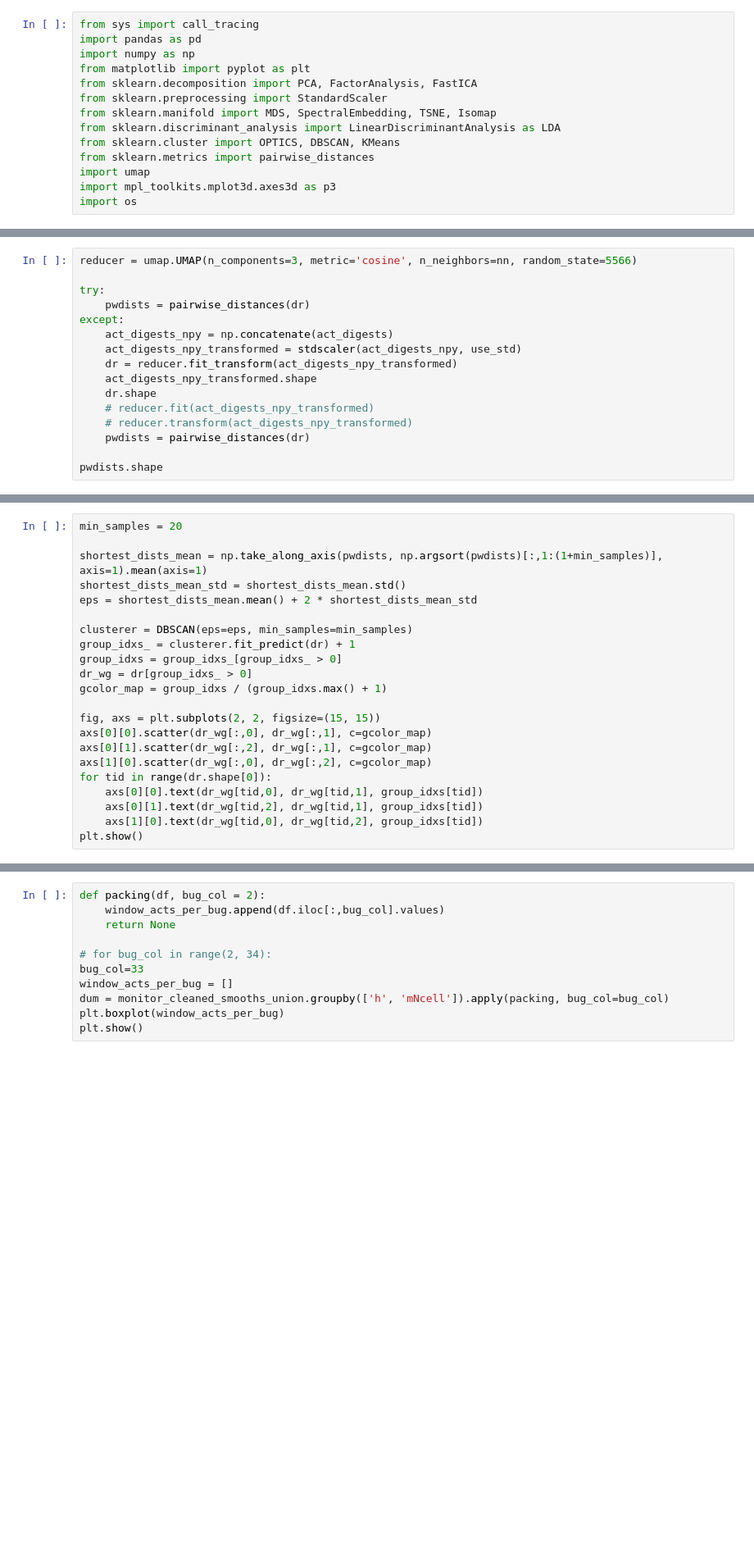
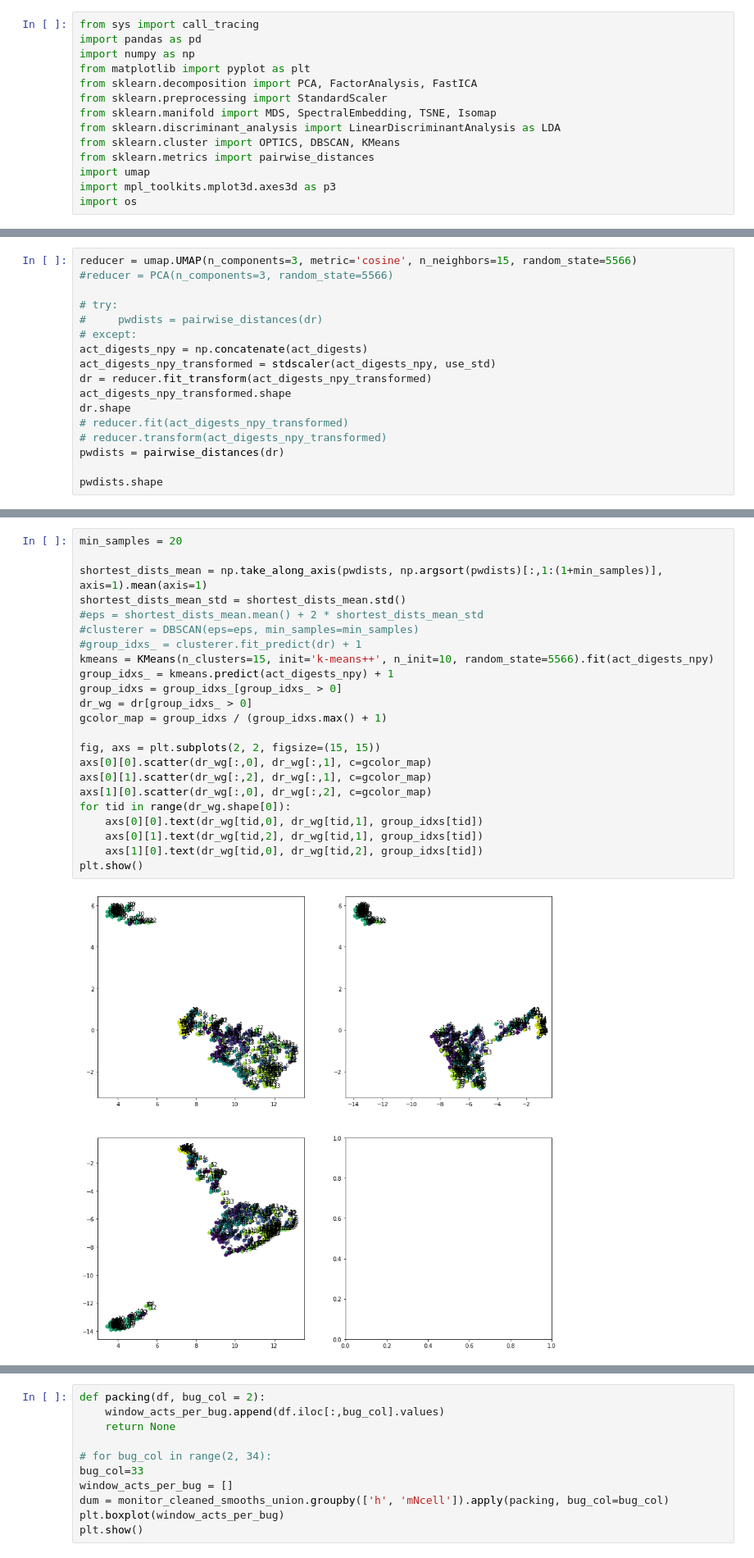
Before and after one commit to CLan2021/beetle, a Jupyter notebook: locomotor_activity/beetle-loc-analysis.ipynb, the cells around one changed output, grey strips where cells are left out. Shown at 82% size. Saved outputs shown, nothing was run; the diff lists cells and outputs as text; blank space fills up the shorter version.

```diff
--- a/locomotor_activity/beetle-loc-analysis.ipynb
+++ b/locomotor_activity/beetle-loc-analysis.ipynb
@@ -123,16 +189,17 @@ monitor_cleaned_smooths_union = pd.concat(monitor_cleaned_smooths).reset_index(d
 # %%
-reducer = umap.UMAP(n_components=3, metric='cosine', n_neighbors=nn, random_state=5566)
+reducer = umap.UMAP(n_components=3, metric='cosine', n_neighbors=15, random_state=5566)
+#reducer = PCA(n_components=3, random_state=5566)
 
-try:
-    pwdists = pairwise_distances(dr)
-except:
-    act_digests_npy = np.concatenate(act_digests)
-    act_digests_npy_transformed = stdscaler(act_digests_npy, use_std)
-    dr = reducer.fit_transform(act_digests_npy_transformed)
-    act_digests_npy_transformed.shape
-    dr.shape
-    # reducer.fit(act_digests_npy_transformed)
-    # reducer.transform(act_digests_npy_transformed)
-    pwdists = pairwise_distances(dr)
+# try:
+#     pwdists = pairwise_distances(dr)
+# except:
+act_digests_npy = np.concatenate(act_digests)
+act_digests_npy_transformed = stdscaler(act_digests_npy, use_std)
+dr = reducer.fit_transform(act_digests_npy_transformed)
+act_digests_npy_transformed.shape
+dr.shape
+# reducer.fit(act_digests_npy_transformed)
+# reducer.transform(act_digests_npy_transformed)
+pwdists = pairwise_distances(dr)
 
 pwdists.shape
@@ -139,22 +208,25 @@ pwdists.shape
 # %%
 min_samples = 20
 
 shortest_dists_mean = np.take_along_axis(pwdists, np.argsort(pwdists)[:,1:(1+min_samples)], axis=1).mean(axis=1)
 shortest_dists_mean_std = shortest_dists_mean.std()
-eps = shortest_dists_mean.mean() + 2 * shortest_dists_mean_std
-
-clusterer = DBSCAN(eps=eps, min_samples=min_samples)
-group_idxs_ = clusterer.fit_predict(dr) + 1
+#eps = shortest_dists_mean.mean() + 2 * shortest_dists_mean_std
+#clusterer = DBSCAN(eps=eps, min_samples=min_samples)
+#group_idxs_ = clusterer.fit_predict(dr) + 1
+kmeans = KMeans(n_clusters=15, init='k-means++', n_init=10, random_state=5566).fit(act_digests_npy)
+group_idxs_ = kmeans.predict(act_digests_npy) + 1
 group_idxs = group_idxs_[group_idxs_ > 0]
 dr_wg = dr[group_idxs_ > 0]
 gcolor_map = group_idxs / (group_idxs.max() + 1)
 
 fig, axs = plt.subplots(2, 2, figsize=(15, 15))
 axs[0][0].scatter(dr_wg[:,0], dr_wg[:,1], c=gcolor_map)
 axs[0][1].scatter(dr_wg[:,2], dr_wg[:,1], c=gcolor_map)
 axs[1][0].scatter(dr_wg[:,0], dr_wg[:,2], c=gcolor_map)
-for tid in range(dr.shape[0]):
+for tid in range(dr_wg.shape[0]):
     axs[0][0].text(dr_wg[tid,0], dr_wg[tid,1], group_idxs[tid])
     axs[0][1].text(dr_wg[tid,2], dr_wg[tid,1], group_idxs[tid])
     axs[1][0].text(dr_wg[tid,0], dr_wg[tid,2], group_idxs[tid])
 plt.show()
+# %% [output]
+[figure, added]
```
Also changed, not shown: parts of 44 cells of this notebook, 1 other file.
